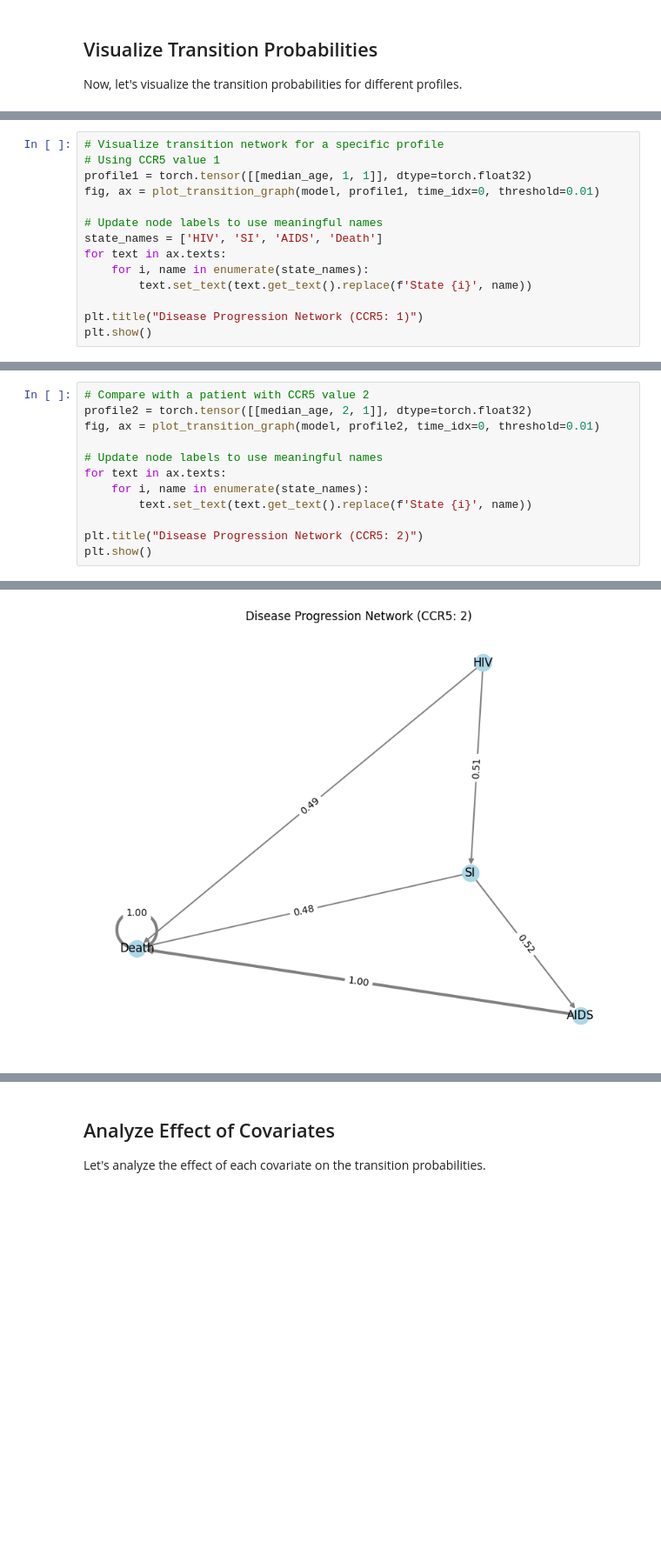
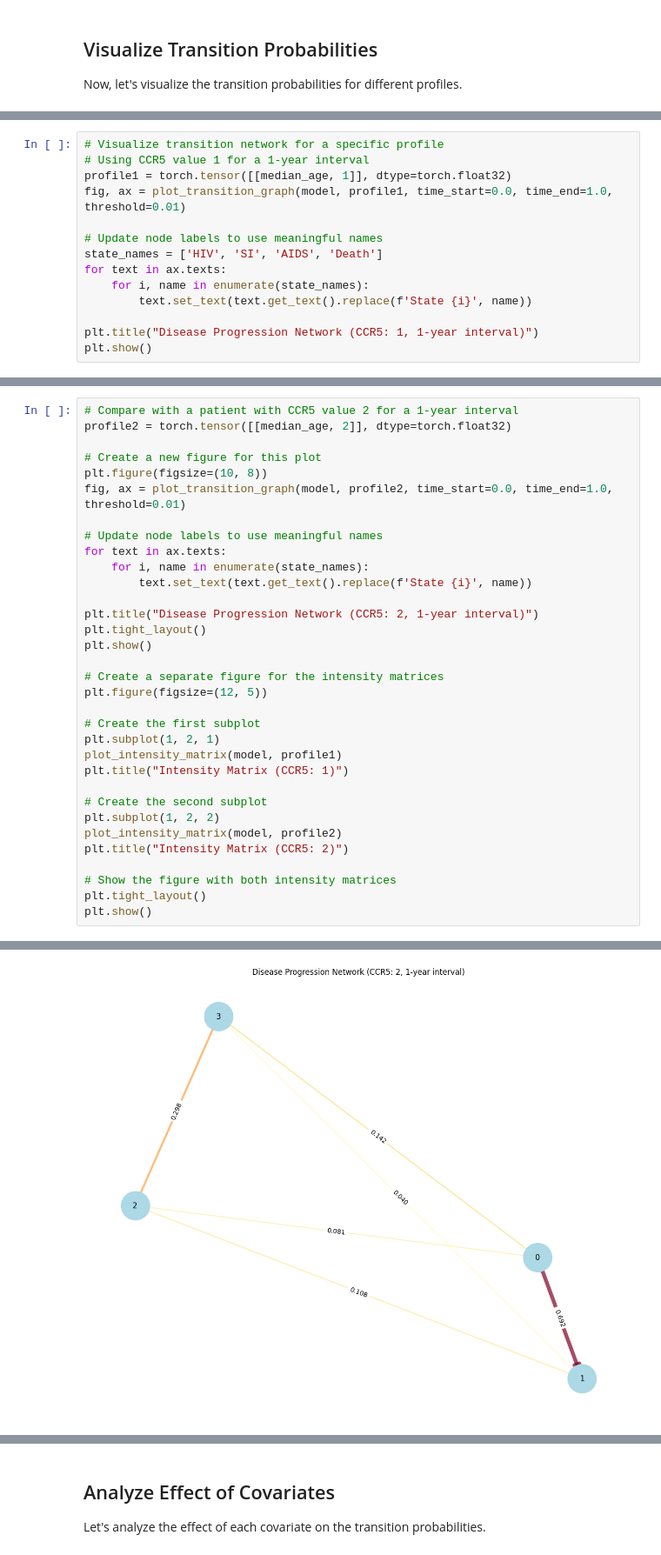
Before and after one commit to denizakdemir/multistate_nn, a Jupyter notebook: examples/aidssi_real_data_example.ipynb, the cells around one changed output, grey strips where cells are left out. Shown at 87% size. Drawn from its saved outputs; the diff is of its cells as text; blank space fills up the shorter version.

```diff
--- a/examples/aidssi_real_data_example.ipynb
+++ b/examples/aidssi_real_data_example.ipynb
@@ -351,8 +374,8 @@ plt.show()
 # %%
 # Visualize transition network for a specific profile
-# Using CCR5 value 1
-profile1 = torch.tensor([[median_age, 1, 1]], dtype=torch.float32)
-fig, ax = plot_transition_graph(model, profile1, time_idx=0, threshold=0.01)
+# Using CCR5 value 1 for a 1-year interval
+profile1 = torch.tensor([[median_age, 1]], dtype=torch.float32)
+fig, ax = plot_transition_graph(model, profile1, time_start=0.0, time_end=1.0, threshold=0.01)
 
 # Update node labels to use meaningful names
 state_names = ['HIV', 'SI', 'AIDS', 'Death']
@@ -360,6 +383,6 @@ for text in ax.texts:
     for i, name in enumerate(state_names):
         text.set_text(text.get_text().replace(f'State {i}', name))
 
-plt.title("Disease Progression Network (CCR5: 1)")
+plt.title("Disease Progression Network (CCR5: 1, 1-year interval)")
 plt.show()
 # %% [output]
@@ -367,13 +390,34 @@ plt.show()
 # %%
-# Compare with a patient with CCR5 value 2
-profile2 = torch.tensor([[median_age, 2, 1]], dtype=torch.float32)
-fig, ax = plot_transition_graph(model, profile2, time_idx=0, threshold=0.01)
+# Compare with a patient with CCR5 value 2 for a 1-year interval
+profile2 = torch.tensor([[median_age, 2]], dtype=torch.float32)
+
+# Create a new figure for this plot
+plt.figure(figsize=(10, 8))
+fig, ax = plot_transition_graph(model, profile2, time_start=0.0, time_end=1.0, threshold=0.01)
 
 # Update node labels to use meaningful names
 for text in ax.texts:
     for i, name in enumerate(state_names):
         text.set_text(text.get_text().replace(f'State {i}', name))
 
-plt.title("Disease Progression Network (CCR5: 2)")
+plt.title("Disease Progression Network (CCR5: 2, 1-year interval)")
+plt.tight_layout()
 plt.show()
+
+# Create a separate figure for the intensity matrices
+plt.figure(figsize=(12, 5))
+
+# Create the first subplot
+plt.subplot(1, 2, 1)
+plot_intensity_matrix(model, profile1)
+plt.title("Intensity Matrix (CCR5: 1)")
+
+# Create the second subplot
+plt.subplot(1, 2, 2)
+plot_intensity_matrix(model, profile2)
+plt.title("Intensity Matrix (CCR5: 2)")
+
+# Show the figure with both intensity matrices
+plt.tight_layout()
+plt.show()
 # %% [output]
@@ -380 +425 @@ plt.show()
-[figure, old version]
+[figure, new version]
```
Also changed, not shown: parts of 20 cells of this notebook, 32 other files.
